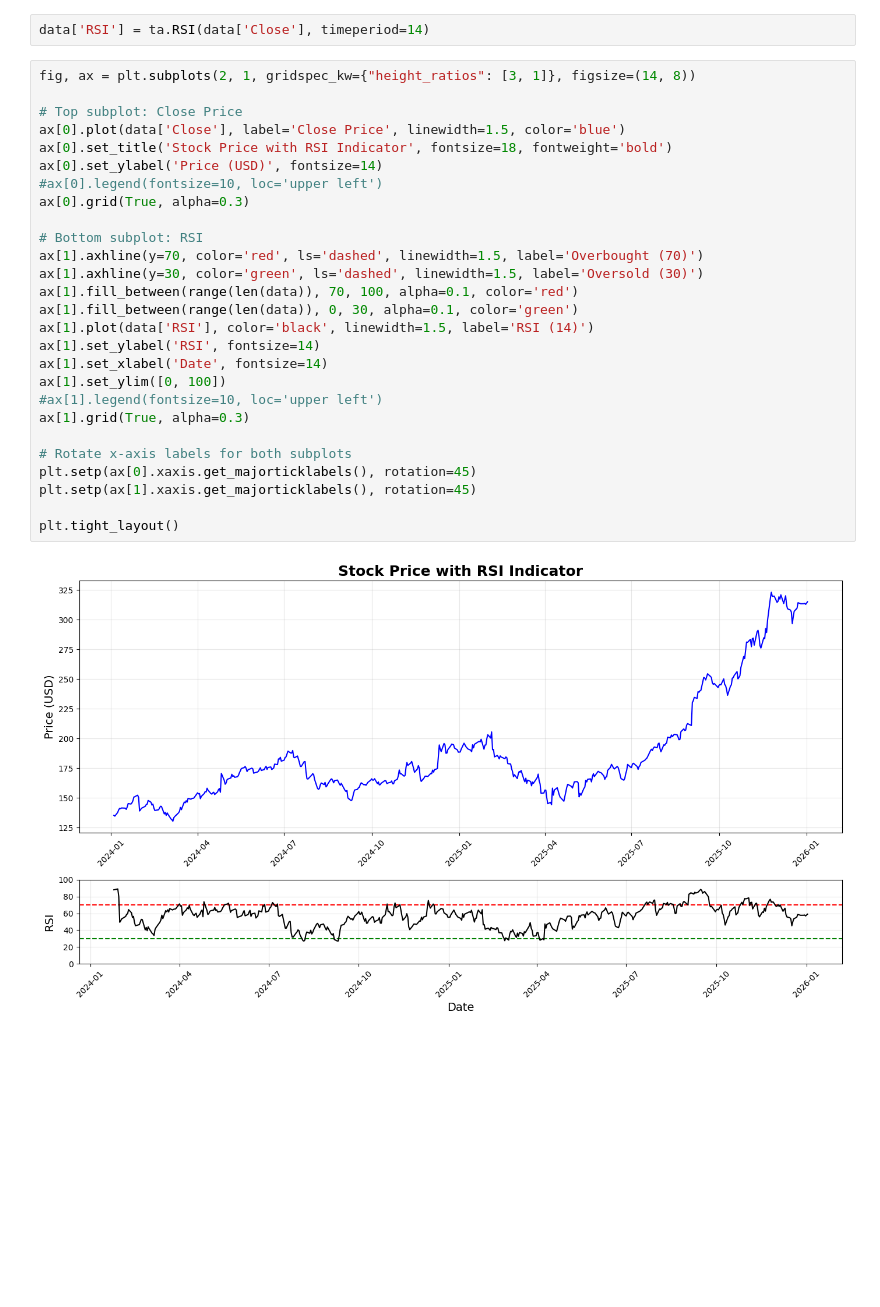
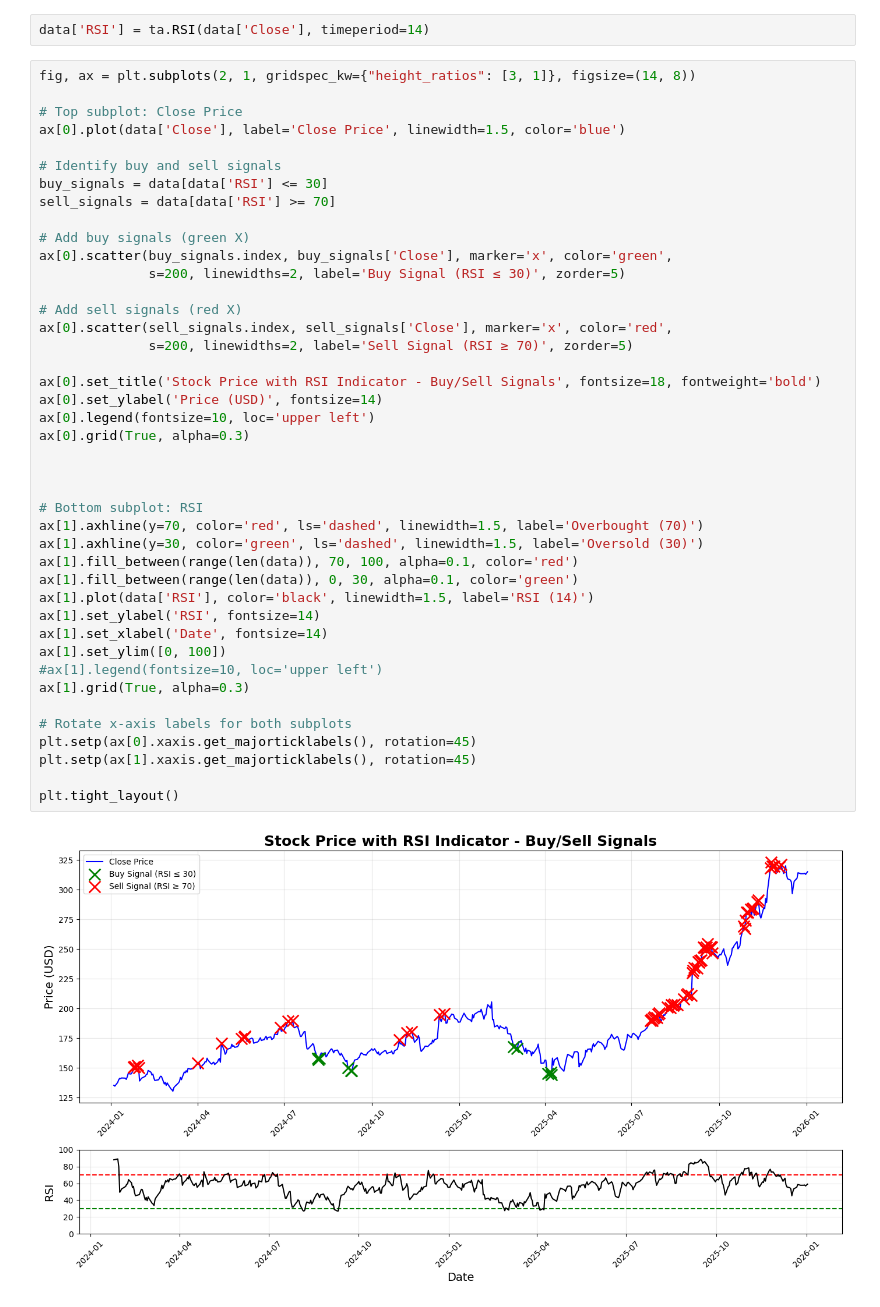
Before and after one commit to JamesDuf/UW-WIM2026-StockAnalysis, a Jupyter notebook: notebook.ipynb, the cells around one changed output. Drawn from its saved outputs; the diff is of its cells as text; blank space fills up the shorter version.

Commit message:
RSI with markers

```diff
--- a/notebook.ipynb
+++ b/notebook.ipynb
@@ -139,29 +139,44 @@ data['RSI'] = ta.RSI(data['Close'], timeperiod=14)
 # %%
 fig, ax = plt.subplots(2, 1, gridspec_kw={"height_ratios": [3, 1]}, figsize=(14, 8))
 
 # Top subplot: Close Price
 ax[0].plot(data['Close'], label='Close Price', linewidth=1.5, color='blue')
-ax[0].set_title('Stock Price with RSI Indicator', fontsize=18, fontweight='bold')
+
+# Identify buy and sell signals
+buy_signals = data[data['RSI'] <= 30]
+sell_signals = data[data['RSI'] >= 70]
+
+# Add buy signals (green X)
+ax[0].scatter(buy_signals.index, buy_signals['Close'], marker='x', color='green',
+              s=200, linewidths=2, label='Buy Signal (RSI ≤ 30)', zorder=5)
+
+# Add sell signals (red X)
+ax[0].scatter(sell_signals.index, sell_signals['Close'], marker='x', color='red',
+              s=200, linewidths=2, label='Sell Signal (RSI ≥ 70)', zorder=5)
+
+ax[0].set_title('Stock Price with RSI Indicator - Buy/Sell Signals', fontsize=18, fontweight='bold')
 ax[0].set_ylabel('Price (USD)', fontsize=14)
-#ax[0].legend(fontsize=10, loc='upper left')
+ax[0].legend(fontsize=10, loc='upper left')
 ax[0].grid(True, alpha=0.3)
+
+
 
 # Bottom subplot: RSI
 ax[1].axhline(y=70, color='red', ls='dashed', linewidth=1.5, label='Overbought (70)')
 ax[1].axhline(y=30, color='green', ls='dashed', linewidth=1.5, label='Oversold (30)')
 ax[1].fill_between(range(len(data)), 70, 100, alpha=0.1, color='red')
 ax[1].fill_between(range(len(data)), 0, 30, alpha=0.1, color='green')
 ax[1].plot(data['RSI'], color='black', linewidth=1.5, label='RSI (14)')
 ax[1].set_ylabel('RSI', fontsize=14)
 ax[1].set_xlabel('Date', fontsize=14)
 ax[1].set_ylim([0, 100])
 #ax[1].legend(fontsize=10, loc='upper left')
 ax[1].grid(True, alpha=0.3)
 
 # Rotate x-axis labels for both subplots
 plt.setp(ax[0].xaxis.get_majorticklabels(), rotation=45)
 plt.setp(ax[1].xaxis.get_majorticklabels(), rotation=45)
 
 plt.tight_layout()
 # %% [output]
-[figure, old version]
+[figure, new version]
```
Also changed, not shown: parts of 1 cell of this notebook.
